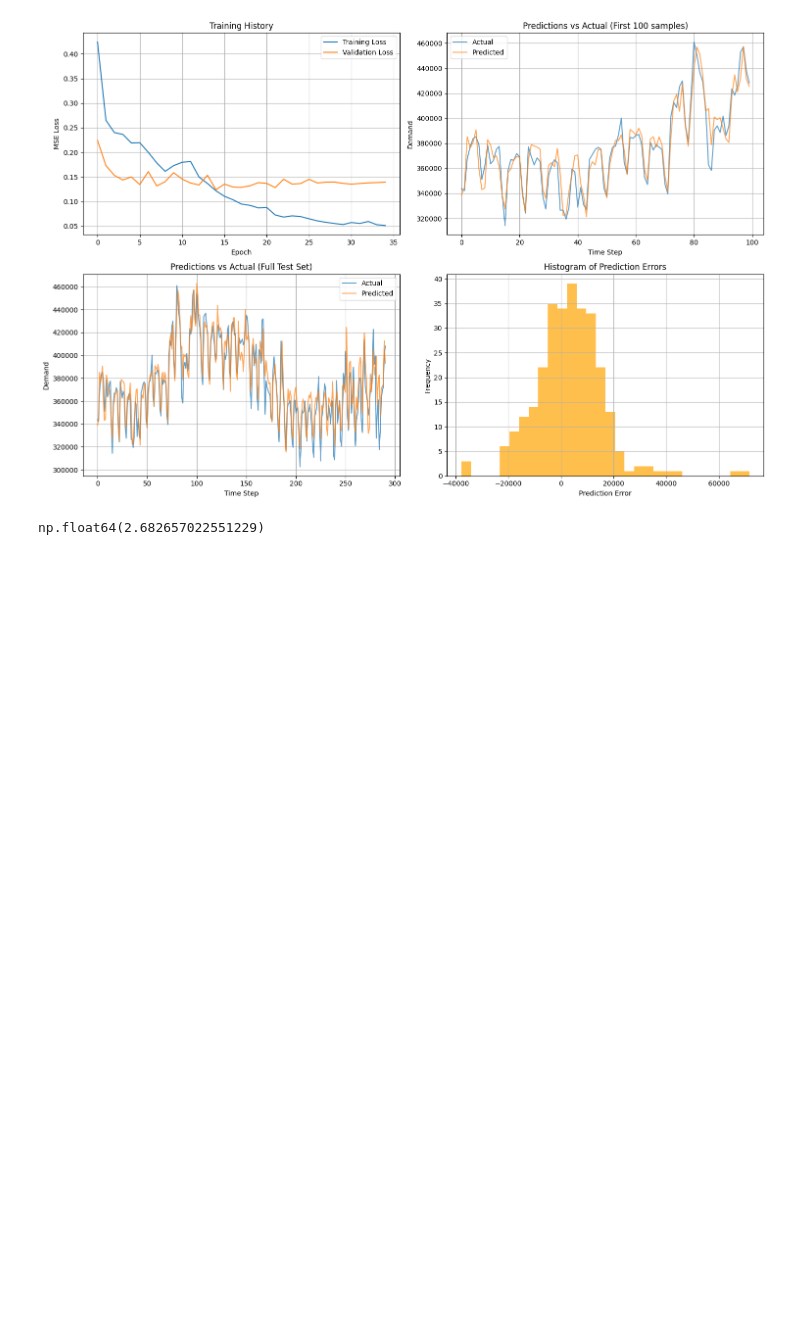
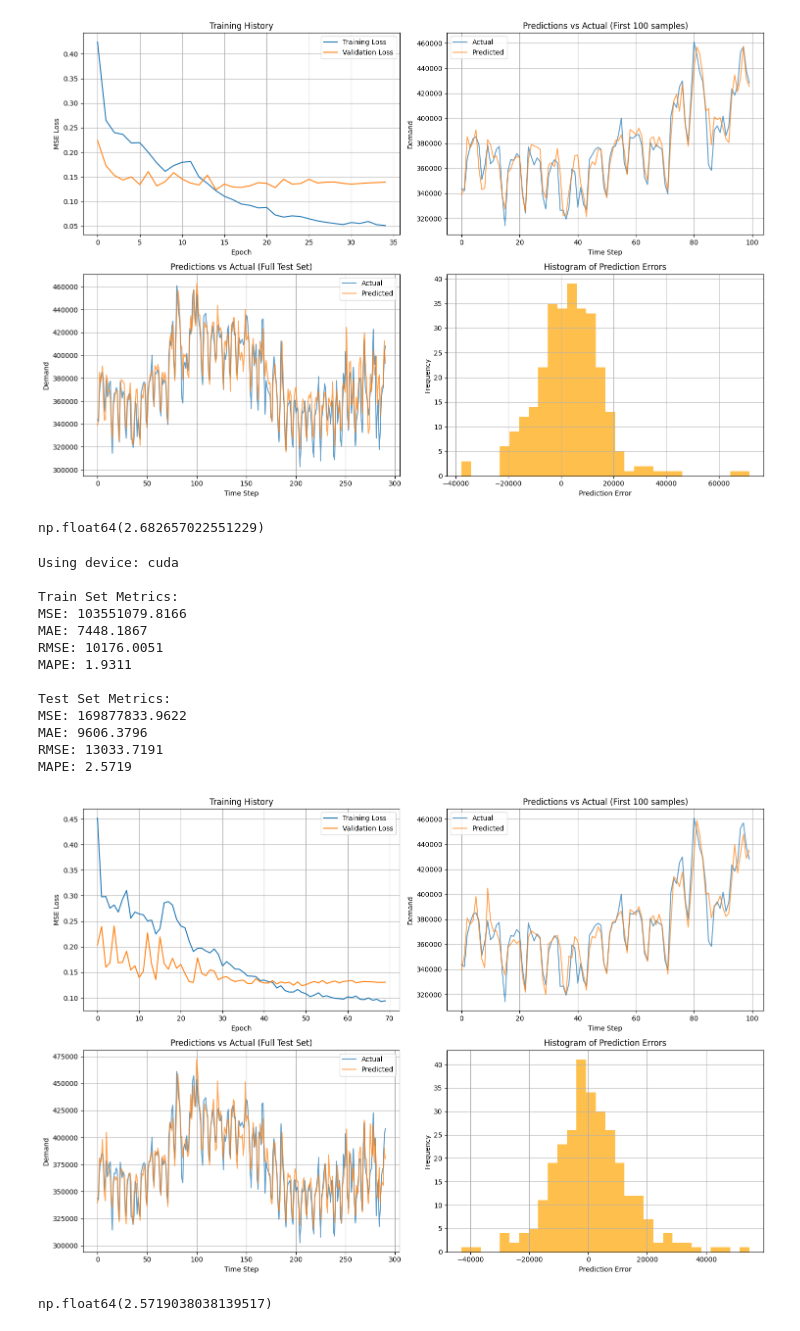
Before and after one commit to harrybirdnz/ZZSC9020-Group_F, a Jupyter notebook: individual/harry/model/2016_2019/80:20/all_features.ipynb, the cells around one changed output. Drawn from its saved outputs; the diff is of its cells as text; code cells hidden in the pictures; blank space fills up the shorter version.

```diff
--- a/individual/harry/model/2016_2019/80:20/all_features.ipynb
+++ b/individual/harry/model/2016_2019/80:20/all_features.ipynb
@@ -59,3 +59,43 @@ RMSE: 13474.2756
 MAPE: 2.6827
 [figure]
 np.float64(2.682657022551229)
+# %%
+params = {
+    'learning_rate': 0.0066779511652954255,
+    'batch_size': 28,
+    'seq_length': 7,
+    'transformer_encoder_layer_params': {
+        'd_model': 64,
+        'nhead': 4,
+        'dim_feedforward': 355,
+        'dropout': 0.07519874608589755,
+        'activation': 'relu'
+    },
+    'transformer_layer_params': {
+        'num_layers': 1,
+    },
+    'dataset': '2016-2019',
+    'train_test_split': '80:20',
+    'features': ['sum_30_min_demand'] + feature_names,
+    'num_epochs': num_epochs,
+    'patience': patience,
+    'visualise': True
+}
+
+train_model(params)
+# %% [output]
+Using device: cuda
+
+Train Set Metrics:
+MSE: 103551079.8166
+MAE: 7448.1867
+RMSE: 10176.0051
+MAPE: 1.9311
+
+Test Set Metrics:
+MSE: 169877833.9622
+MAE: 9606.3796
+RMSE: 13033.7191
+MAPE: 2.5719
+[figure, added]
+np.float64(2.5719038038139517)
```
Also changed, not shown: parts of 1 cell of this notebook, 8 other files.
